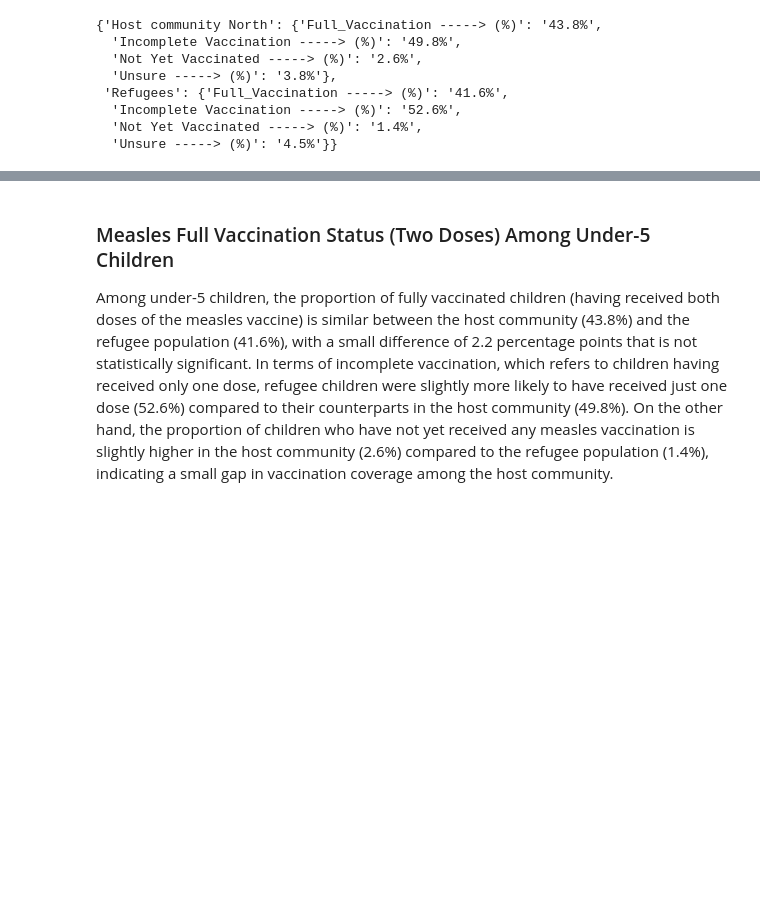
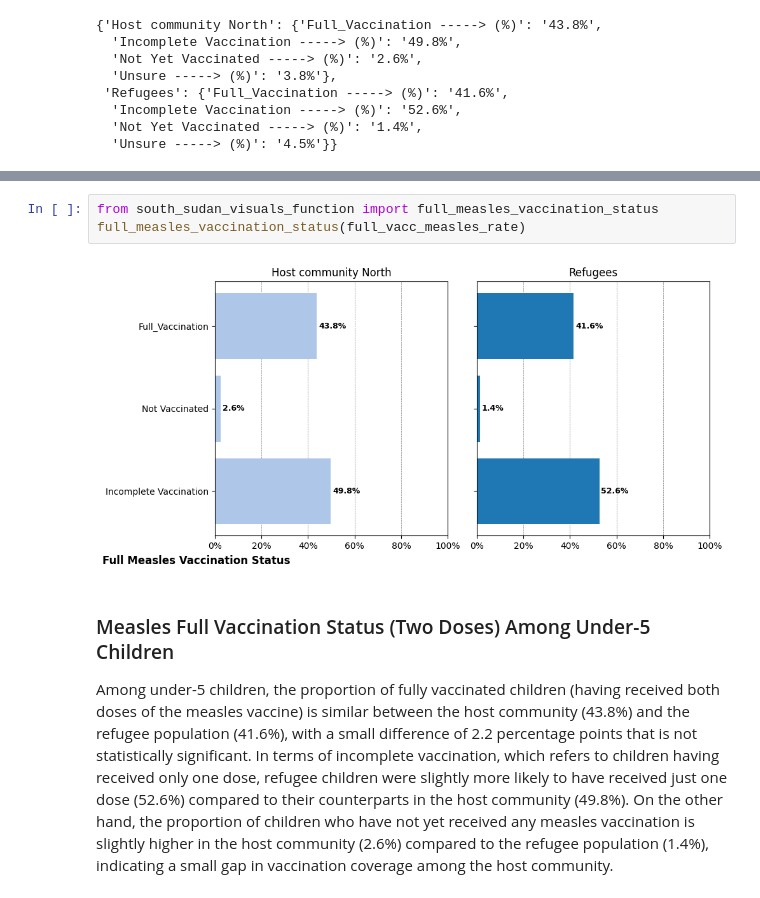
Before and after one commit to glo-musyawa/Comparative-Analysis-of-Displaced-and-Host-Community-Children, a Jupyter notebook: Northern_South_Sudan_Comparative _Analysis/South_Sudan_FDS_Children_Cargivers_dataset.ipynb, the cells around one changed output, grey strips where cells are left out. Cells and saved outputs as stored; diff of their text form; blank space fills up the shorter version.

```diff
--- a/Northern_South_Sudan_Comparative _Analysis/South_Sudan_FDS_Children_Cargivers_dataset.ipynb
+++ b/Northern_South_Sudan_Comparative _Analysis/South_Sudan_FDS_Children_Cargivers_dataset.ipynb
@@ -471,3 +231,8 @@ plt.show()
+# %%
+from south_sudan_visuals_function import full_measles_vaccination_status
+full_measles_vaccination_status(full_vacc_measles_rate)
+# %% [output]
+[figure, added]
 # %% [markdown]
 ### Measles Full Vaccination Status (Two Doses) Among Under-5 Children
 
```
Also changed, not shown: parts of 22 cells of this notebook.
